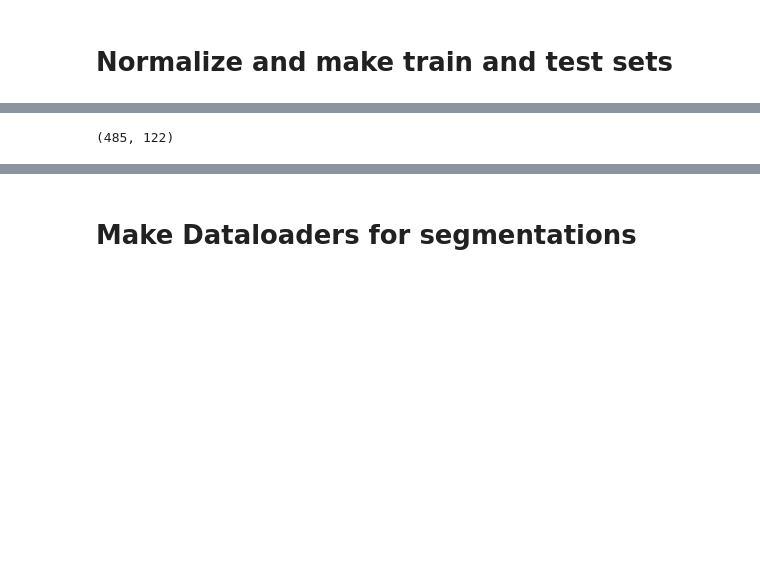
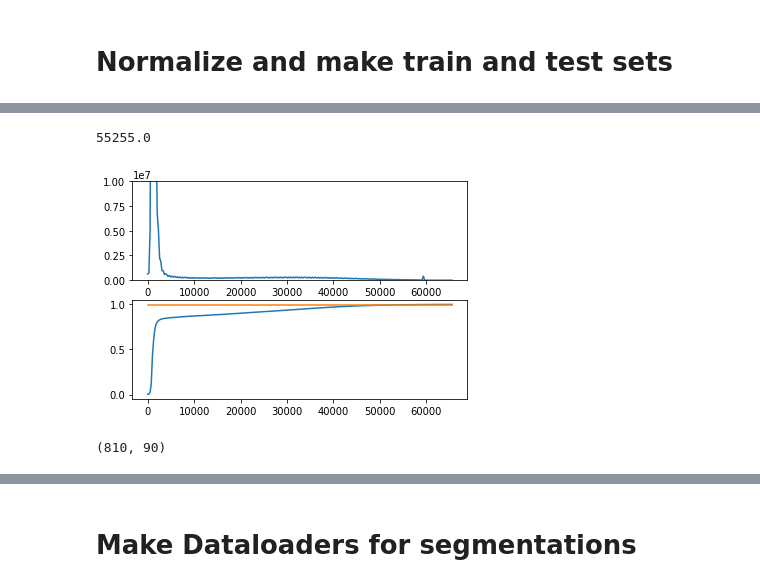
Before and after one commit to chunglabmit/phathom, a Jupyter notebook: phathom/phenotype/notebbooks/Train VZ segmentation model.ipynb, the cells around one changed output, grey strips where cells are left out. Saved outputs shown, nothing was run; the diff lists cells and outputs as text; code cells hidden in the pictures; blank space fills up the shorter version.

```diff
--- a/phathom/phenotype/notebbooks/Train VZ segmentation model.ipynb
+++ b/phathom/phenotype/notebbooks/Train VZ segmentation model.ipynb
@@ -23,13 +22,0 @@ len(files)
-# %%
-max_value = 0
-min_value = 1e6
-for file in tqdm(files):
-    img, seg = load_tiff_bioformats(os.path.join(working_dir,
-                                                 data_dir,
-                                                 file))
-    current_min, current_max = img.min(), img.max()
-    if current_max > max_value:
-        max_value = current_max
-    if current_min < min_value:
-        min_value = current_min
-print(min_value, max_value)
@@ -38,0 +23,28 @@ print(min_value, max_value)
+# %%
+x = np.linspace(0, 2**16 - 1, 256)
+
+h = np.zeros(256)
+for file in tqdm(files):
+    img, seg = load_tiff_bioformats(os.path.join(working_dir,
+                                                 data_dir,
+                                                 file))
+    h += np.histogram(img.ravel(), bins=256, range=(x[0], x[-1]))[0]
+
+cdf = np.cumsum(h)
+cdf = cdf / cdf.max()
+
+diff = np.abs(cdf - 0.997)
+idx = np.where(diff == diff.min())[0]
+
+min_value = 0
+max_value = x[idx][0]
+print(max_value)
+
+plt.subplot(211)
+plt.plot(x, h)
+plt.ylim([0, 1e7])
+plt.subplot(212)
+plt.plot(x, cdf)
+plt.plot([x[0], x[-1]], [0.997, 0.997])
+plt.show()
+# %% [output]
@@ -39,8 +52,10 @@ print(min_value, max_value)
+55255.0
+[figure, added]
 # %%
 files_train, files_test = train_test_split(files,
-                                           test_size=0.20,
+                                           test_size=0.10,
                                            random_state=123)
 len(files_train), len(files_test)
 # %% [output]
-(485, 122)
+(810, 90)
 # %%
```
Also changed, not shown: parts of 18 cells of this notebook.
